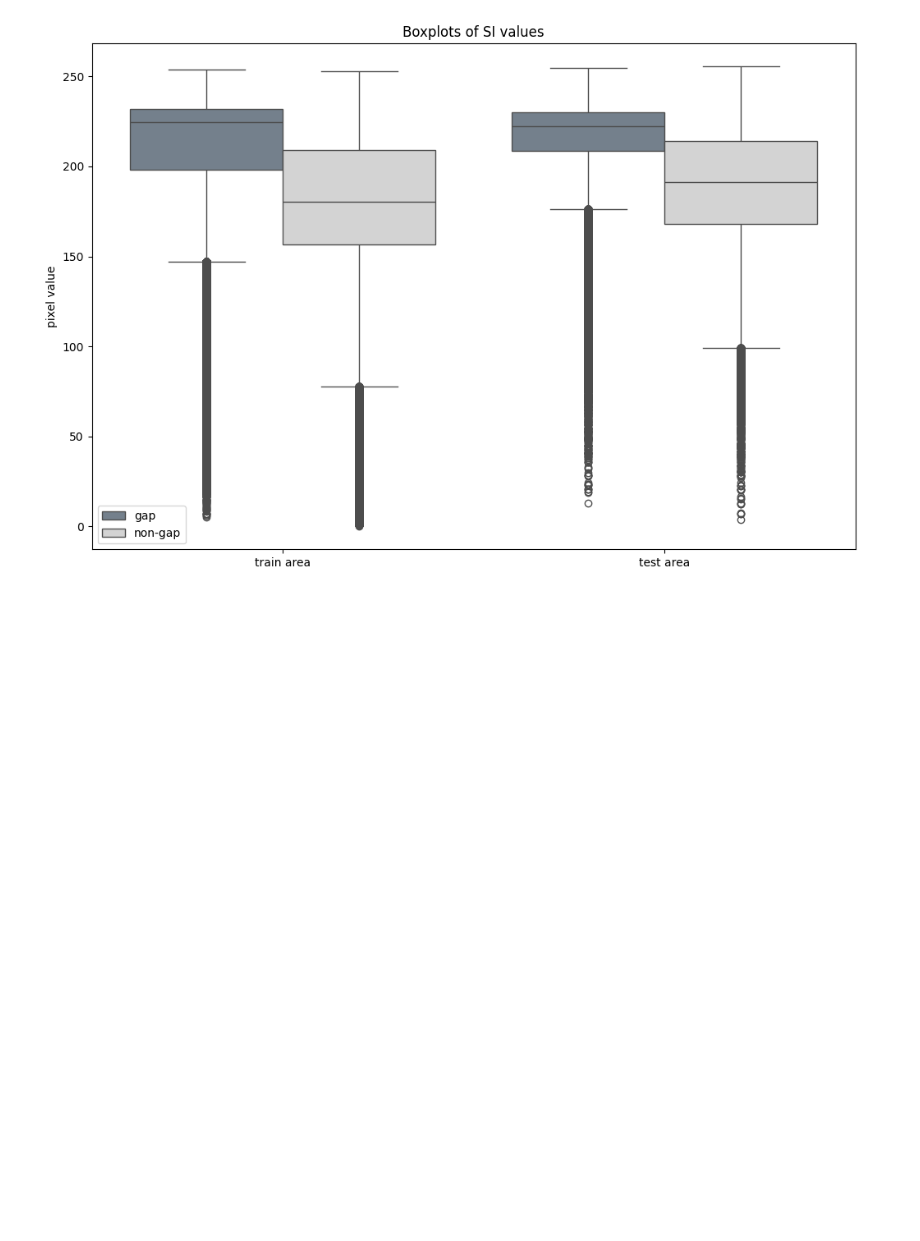
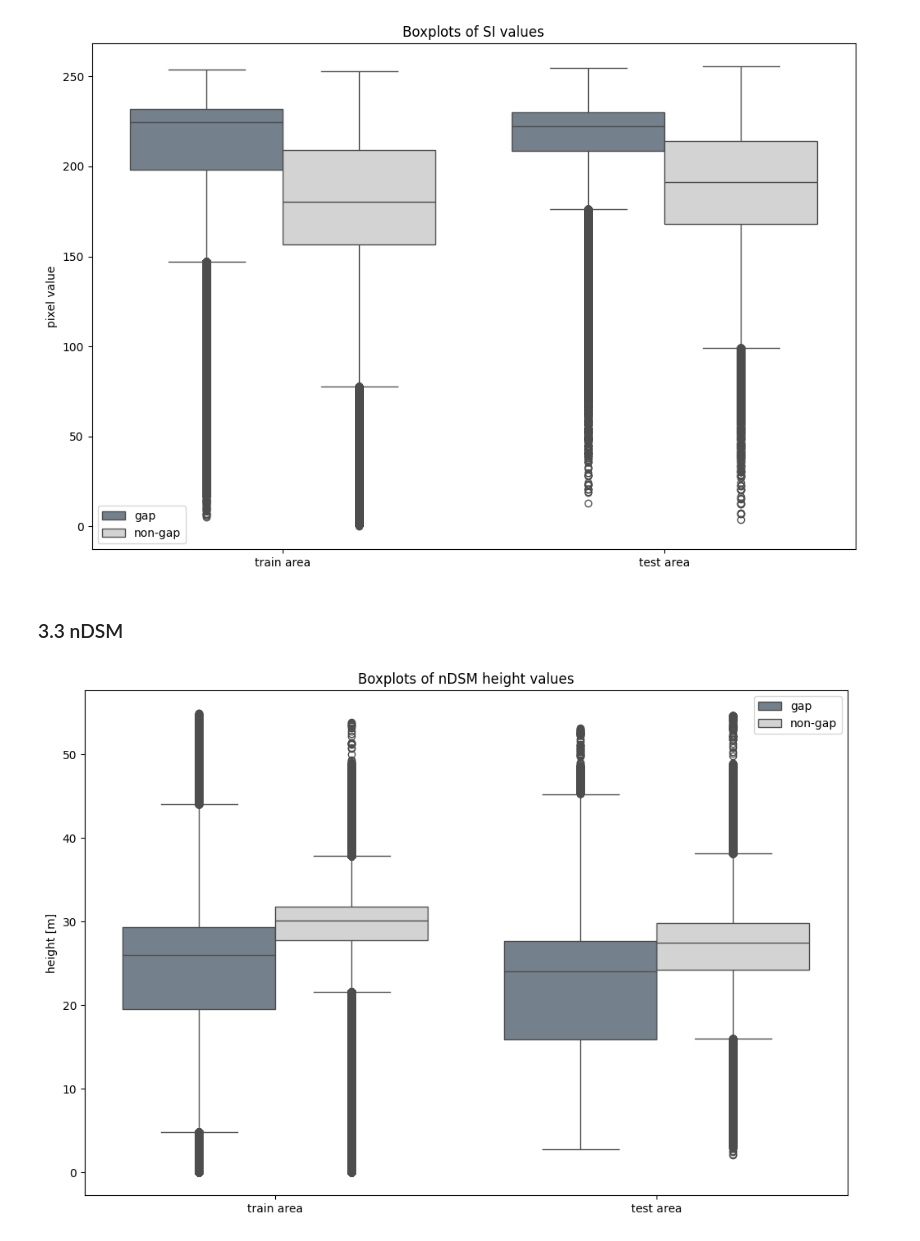
Before and after one commit to FloFranz/gap_detection, a Jupyter notebook: scripts/gap_analysis.ipynb, the cells around one changed output. Drawn from its saved outputs; the diff is of its cells as text; code cells hidden in the pictures; blank space fills up the shorter version.

Commit message:
add boxplots of nDSM height values

```diff
--- a/scripts/gap_analysis.ipynb
+++ b/scripts/gap_analysis.ipynb
@@ -217,3 +211,52 @@ plt.savefig(output_dir / 'boxplot_SI.png', dpi=300, bbox_inches='tight')
 plt.show()
 # %% [output]
 [figure]
+# %% [markdown]
+### 3.3 nDSM
+# %%
+# extract height values of nDSMs within canopy gaps and non-gaps
+ndsm_gaps_train = extract_values(dop_train, 'ndsm', 1)
+ndsm_nongaps_train = extract_values(dop_train, 'ndsm', 0)
+
+ndsm_gaps_test = extract_values(dop_test, 'ndsm', 1)
+ndsm_nongaps_test= extract_values(dop_test, 'ndsm', 0)
+# %%
+# prepare data for boxplots
+data_train = {
+    'band': ['ndsm'] * 2,
+    'type': ['gap', 'non-gap'],
+    'values': [ndsm_gaps_train, ndsm_nongaps_train]
+}
+
+df_ndsm_train = pd.DataFrame(data_train)
+df_ndsm_train = df_ndsm_train.explode('values')
+df_ndsm_train['values'] = df_ndsm_train['values'].astype(float)
+
+data_test = {
+    'band': ['ndsm'] * 2,
+    'type': ['gap', 'non-gap'],
+    'values': [ndsm_gaps_test, ndsm_nongaps_test]
+}
+
+df_ndsm_test = pd.DataFrame(data_test)
+df_ndsm_test = df_ndsm_test.explode('values')
+df_ndsm_test['values'] = df_ndsm_test['values'].astype(float)
+
+# add new column to each dataframe to indicate the dataset
+df_ndsm_train['dataset'] = 'train area'
+df_ndsm_test['dataset'] = 'test area'
+
+# concatenate the two dataframes
+df_ndsm_train_test = pd.concat([df_ndsm_train, df_ndsm_test])
+# %%
+plt.figure(figsize=(12, 8))
+sns.boxplot(x='dataset', y='values', hue='type', data=df_ndsm_train_test,
+            palette={'gap': 'slategrey', 'non-gap': 'lightgrey'}, dodge=True)
+plt.title('Boxplots of nDSM height values')
+plt.ylabel('height [m]')
+plt.xlabel('')
+plt.legend(title='')
+plt.savefig(output_dir / 'boxplot_nDSM.png', dpi=300, bbox_inches='tight')
+plt.show()
+# %% [output]
+[figure, added]
```
Also changed, not shown: parts of 5 cells of this notebook.
